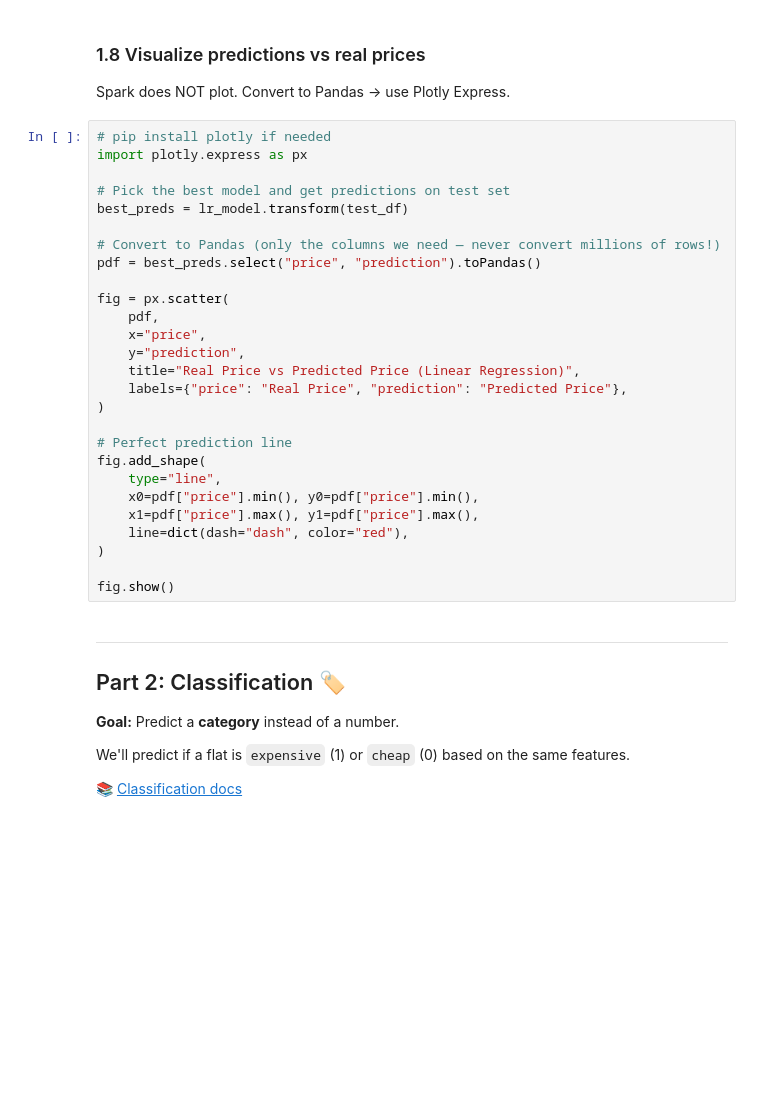
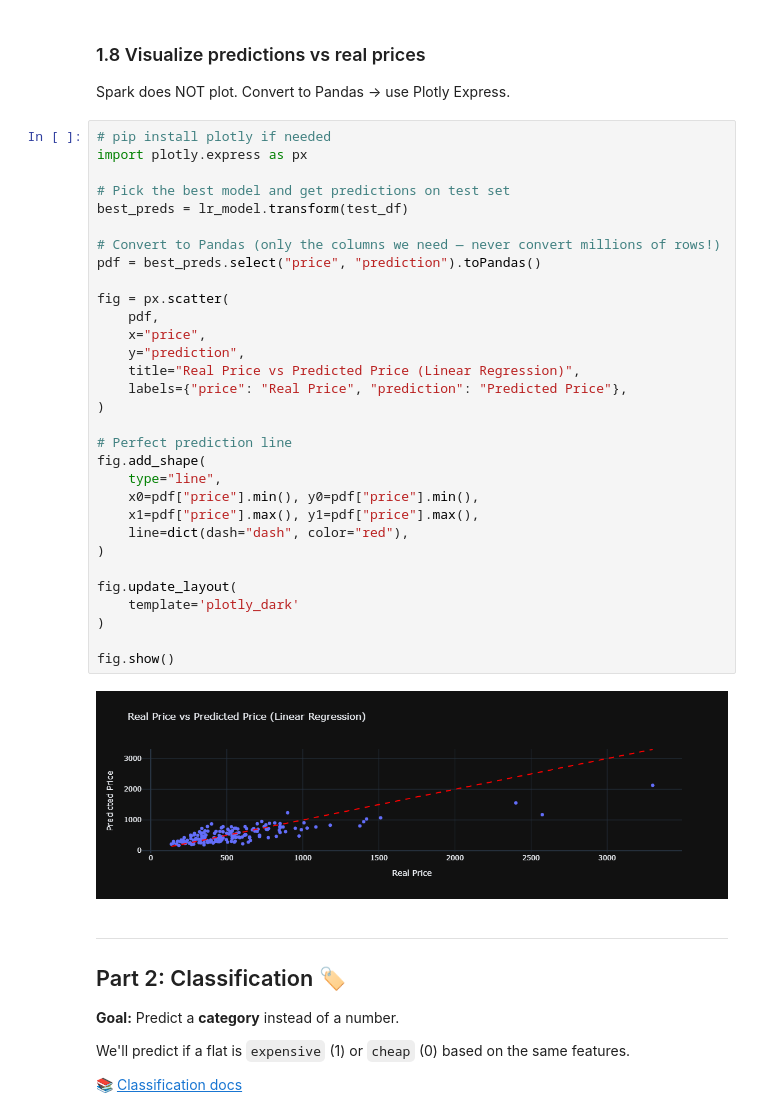
Before and after one commit to nrqrmz/spark-ml-2187, a Jupyter notebook: spark_ml_recap.ipynb, the cells around one changed output. Cells and saved outputs as stored; diff of their text form; blank space fills up the shorter version.

```diff
--- a/spark_ml_recap.ipynb
+++ b/spark_ml_recap.ipynb
@@ -204,30 +245,36 @@ Spark does NOT plot. Convert to Pandas → use Plotly Express.
 # %%
 # pip install plotly if needed
 import plotly.express as px
 
 # Pick the best model and get predictions on test set
 best_preds = lr_model.transform(test_df)
 
 # Convert to Pandas (only the columns we need — never convert millions of rows!)
 pdf = best_preds.select("price", "prediction").toPandas()
 
 fig = px.scatter(
     pdf,
     x="price",
     y="prediction",
     title="Real Price vs Predicted Price (Linear Regression)",
     labels={"price": "Real Price", "prediction": "Predicted Price"},
 )
 
 # Perfect prediction line
 fig.add_shape(
     type="line",
     x0=pdf["price"].min(), y0=pdf["price"].min(),
     x1=pdf["price"].max(), y1=pdf["price"].max(),
     line=dict(dash="dash", color="red"),
 )
 
+fig.update_layout(
+    template='plotly_dark'
+)
+
 fig.show()
+# %% [output]
+[figure, added]
 # %% [markdown]
 ---
 ## Part 2: Classification 🏷️
```
Also changed, not shown: parts of 13 cells of this notebook, 18 other files.
